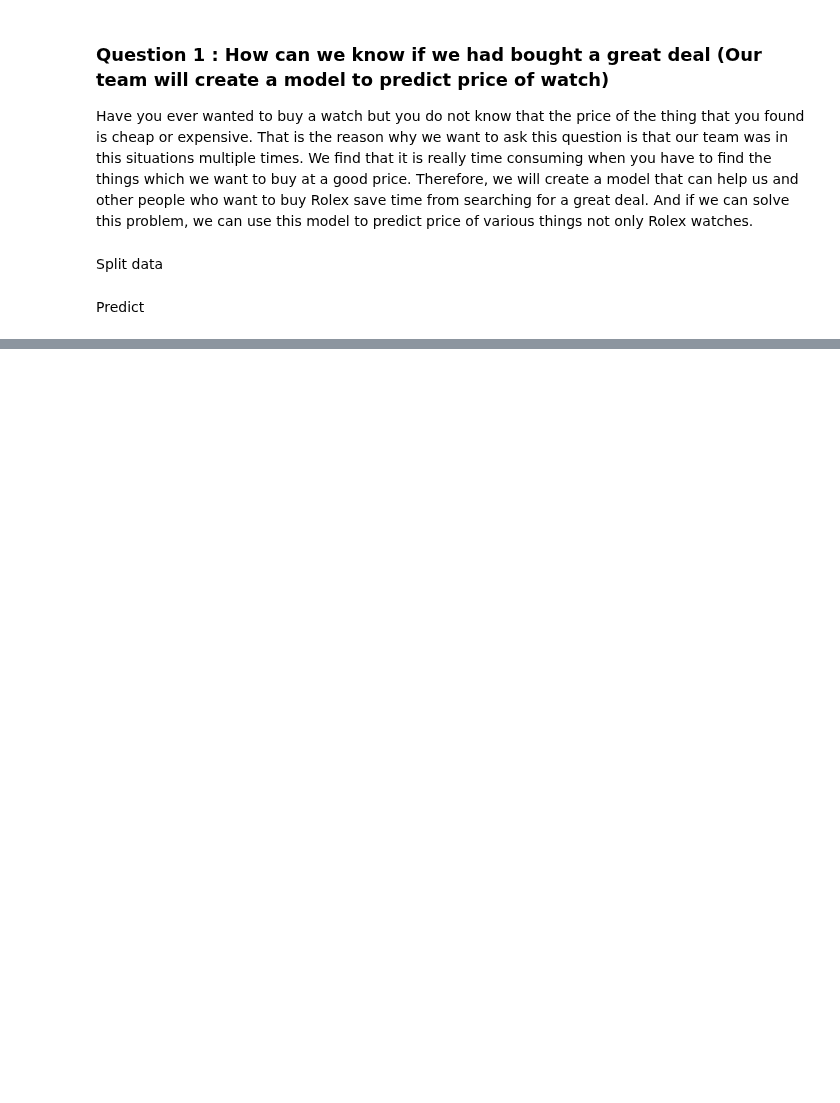
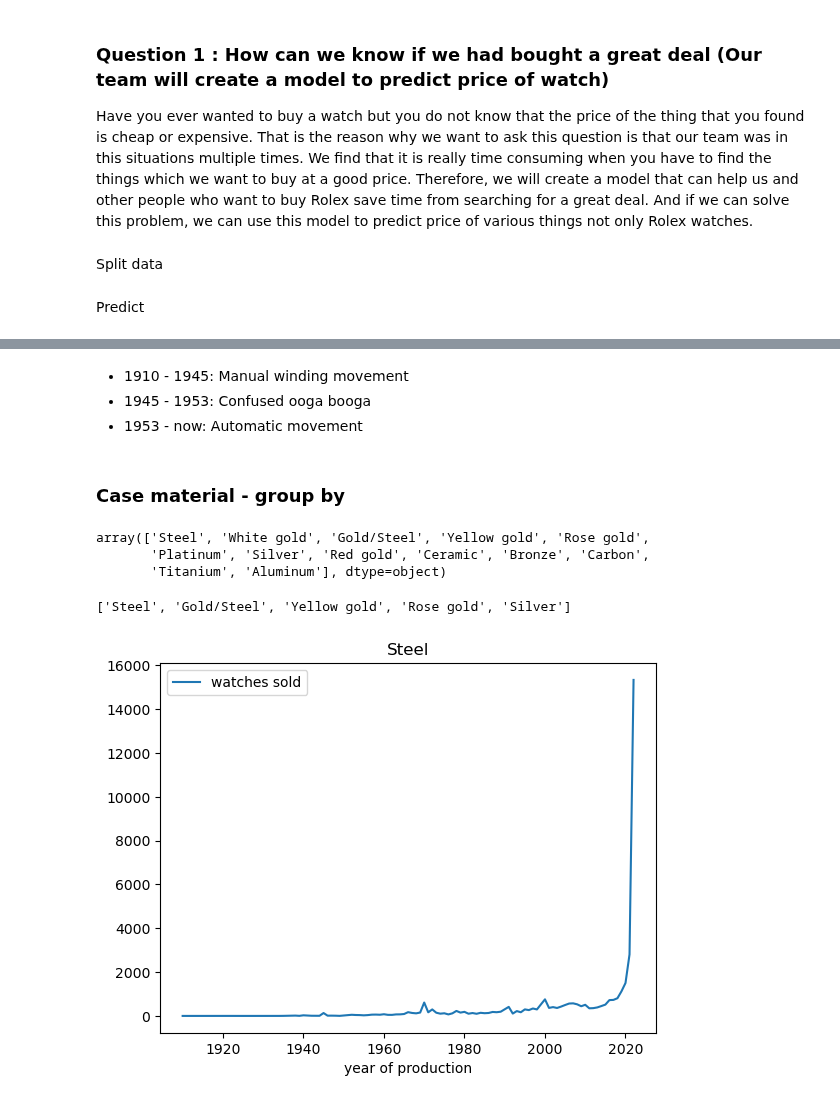
Before and after one commit to baonhat1802/Project-Programming-DS, a Jupyter notebook: Project/test.ipynb, the cells around one changed output, grey strips where cells are left out. Cells and saved outputs as stored; diff of their text form; code cells hidden in the pictures; blank space fills up the shorter version.

```diff
--- a/Project/test.ipynb
+++ b/Project/test.ipynb
@@ -347,0 +520,6 @@ val_accs
+# %% [markdown]
+- 1910 - 1945: Manual winding movement
+- 1945 - 1953:  Confused ooga booga
+- 1953 - now: Automatic movement
+# %% [markdown]
+### Case material - group by
@@ -347,0 +532,36 @@ val_accs
+# %%
+res_cm = cmgb.sort_values(
+    by=['year of production', 'count'],
+    ascending=[True, False]).drop_duplicates(
+        subset=['year of production'],
+        keep='first')
+# %%
+material_list = tt['case material'].unique()
+material_list
+# %% [output]
+array(['Steel', 'White gold', 'Gold/Steel', 'Yellow gold', 'Rose gold',
+       'Platinum', 'Silver', 'Red gold', 'Ceramic', 'Bronze', 'Carbon',
+       'Titanium', 'Aluminum'], dtype=object)
+# %%
+a_material_list = [m for m in material_list if res_cm.loc[res_cm['case material'] == m].shape[0] != 0]
+a_material_list
+# %% [output]
+['Steel', 'Gold/Steel', 'Yellow gold', 'Rose gold', 'Silver']
+# %%
+res_cm_plot = res_cm.copy()
+for m in a_material_list:
+    res_cm_plot['case material'] = res_cm_plot['case material'].replace(m, a_material_list.index(m))
+
+res_cm_plot1 = res_cm_plot[res_cm_plot['case material'] == 0]
+res_cm_plot2 = res_cm_plot[res_cm_plot['case material'] == 1]
+res_cm_plot3 = res_cm_plot[res_cm_plot['case material'] == 2]
+res_cm_plot4 = res_cm_plot[res_cm_plot['case material'] == 3]
+res_cm_plot5 = res_cm_plot[res_cm_plot['case material'] == 4]
+# %%
+# Steel
+# plot count
+res_cm_plot1.plot(x = 'year of production', y = 'count', label='watches sold', title='Steel')
+plt.legend()
+plt.show()
+# %% [output]
+[figure, added]
```
Also changed, not shown: parts of 26 cells of this notebook.
